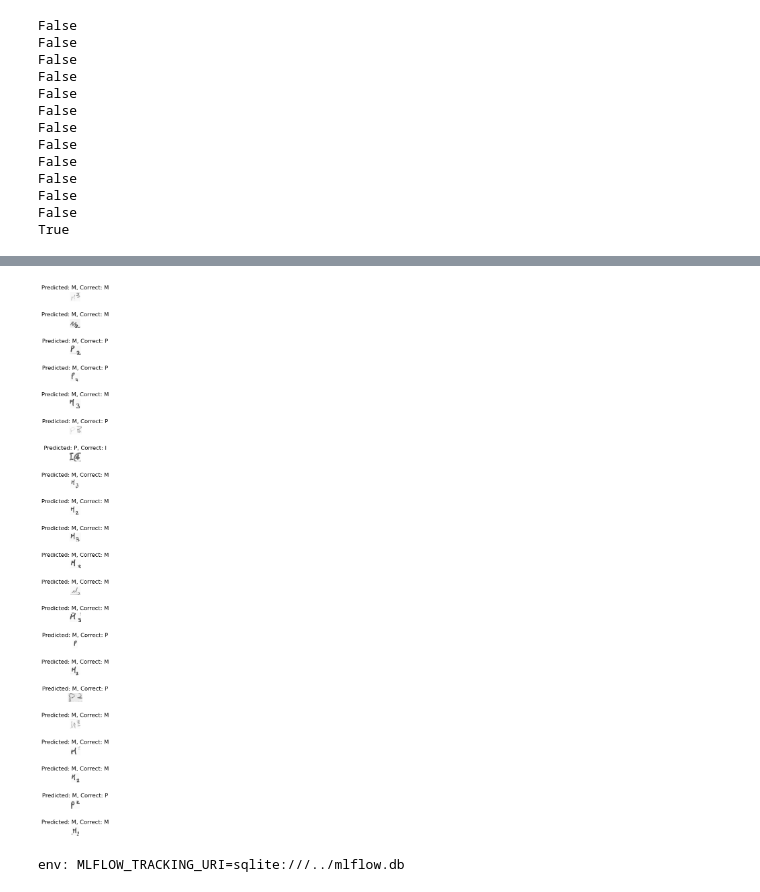
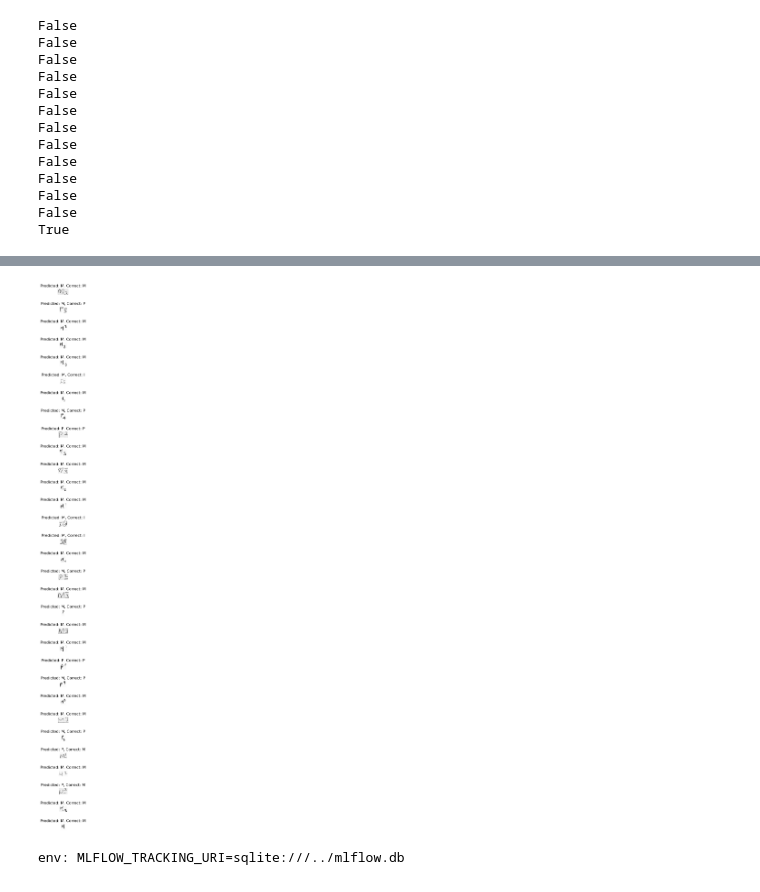
Before and after one commit to korolainenriikka/thesis, a Jupyter notebook: code/experiments/MPIC.ipynb, the cells around one changed output, grey strips where cells are left out. Cells and saved outputs as stored; diff of their text form; code cells hidden in the pictures.

Commit message:
Allowed using multiple versions of datasets in MPI training

```diff
--- a/code/experiments/MPIC.ipynb
+++ b/code/experiments/MPIC.ipynb
@@ -96,0 +86,6 @@ tooth_labels
+# %%
+labels_v4 = clean_azure_labels(4)
+labels_v5 = clean_azure_labels(5, 'labels.txt', ['u', 'tooth'])
+tooth_labels = pd.concat([labels_v3, labels_v4, labels_v5], axis=0)
+del tooth_labels['u']
+tooth_labels
@@ -167,15 +174,25 @@ def preprocess_img(image: np.array):
     colorflipped = 255-resized
     return colorflipped
 # %%
-original_images = glob.glob("/home/riikoro/fossil_data/tooth_samples/v3/*.png")
+versions = [3,4,5]
+img_globs = []
+for v in versions:
+    img_globs.append(glob.glob(f"/home/riikoro/fossil_data/tooth_samples/v{v}/*.png"))
 # %%
 # convert teeth to images of shape 28x28, black and white
 tooth_images = []
-for i, filename in enumerate(original_images):
-    img_index = int(filename.split('/')[-1].split('.')[0])
-    if img_index in tooth_labels.index:
-        image = cv2.imread(filename, cv2.IMREAD_GRAYSCALE)
-        tooth_images.append(preprocess_img(image))
+for glob_i, img_glob in enumerate(img_globs):
+    for filename in img_glob:
+        img_index = int(filename.split('/')[-1].split('.')[0])
+        data_version = versions[glob_i]
+        row_exists = tooth_labels[(tooth_labels['data_v'] == data_version) & (tooth_labels['image_i'] == img_index)]
+
+        if len(row_exists) > 1:
+            print('ERROR')
+        elif len(row_exists) == 1:
+            image = cv2.imread(filename, cv2.IMREAD_GRAYSCALE)
+            tooth_images.append(preprocess_img(image))
+
 
 teeth = np.array(tooth_images)
 teeth = teeth.reshape(teeth.shape[0], teeth.shape[1], teeth.shape[2], 1) # add rgb dimension, required by model
@@ -188,6 +205,8 @@ labels = pd.DataFrame()
 labels['m'] = (tooth_labels['tooth_type'] == 'M').astype('int')
 labels['p'] = (tooth_labels['tooth_type'] == 'P').astype('int')
 labels['i'] = (tooth_labels['tooth_type'] == 'I').astype('int')
+labels = labels.reset_index()
+del labels['index']
 labels
 # %% [output]
 |  | m | p | i |
@@ -316,7 +370,13 @@ test_data_size = X_val.shape[0]
 fig, ax = plt.subplots(test_data_size, figsize= (200, test_data_size))
 plt.subplots_adjust(hspace=2)
 for i, img_i in enumerate(Y_val.index):
-    image = cv2.imread(f'/home/riikoro/fossil_data/tooth_samples/v3/{img_i}.png', cv2.IMREAD_GRAYSCALE)
+    # print(img_i)
+    # print(tooth_labels.iloc[img_i])
+    # break
+    img_data = tooth_labels.iloc[img_i]
+    v = img_data['data_v']
+    image_no = img_data['image_i']
+    image = cv2.imread(f'/home/riikoro/fossil_data/tooth_samples/v{v}/{image_no}.png', cv2.IMREAD_GRAYSCALE)
 
     label_i = Y_val.loc[img_i]
     label = id_to_tooth(np.argmax(label_i))
@@ -355,4 +415,4 @@ Accuracy: 0.6666666666666666
-[figure, old version]
+[figure, new version]
 # %%
 %env MLFLOW_TRACKING_URI=sqlite:///../mlflow.db
 mlflow.set_experiment("MPIC")
```
Also changed, not shown: parts of 16 cells of this notebook, 4 other files.
